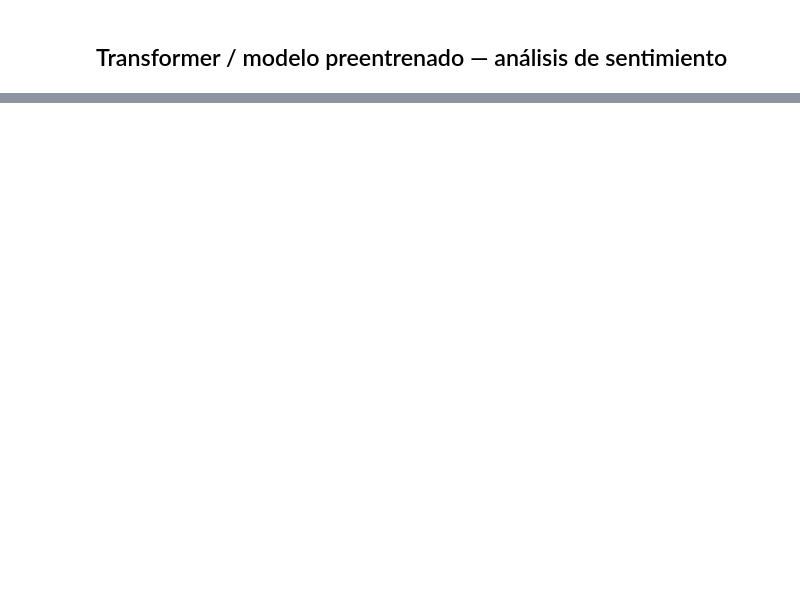
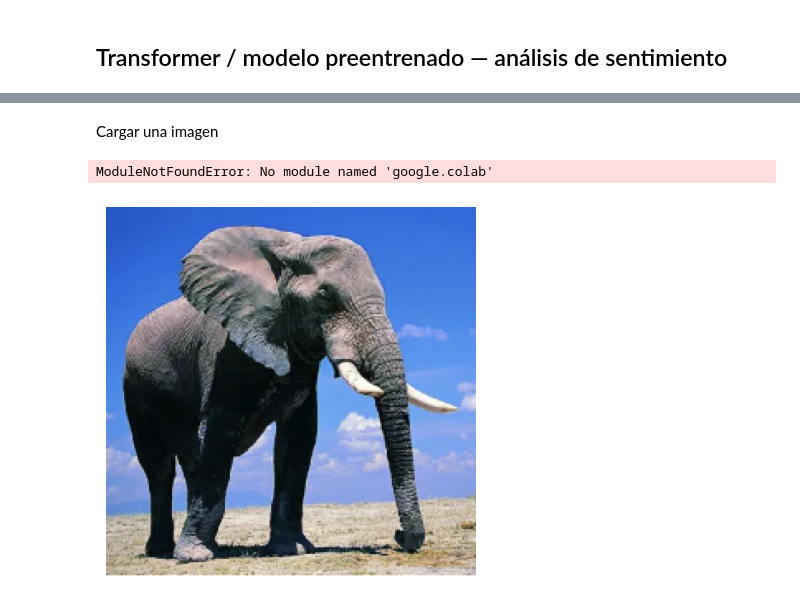
Before and after one commit to yuri19762008/000_ANALISTA_DATOS, a Jupyter notebook: Bootcamp-main/Modulo8/Leccion2/Index_M8_AE2.ipynb, the cells around one changed output, grey strips where cells are left out. Cells and saved outputs as stored; diff of their text form; code cells hidden in the pictures; blank space fills up the shorter version.

```diff
--- a/Bootcamp-main/Modulo8/Leccion2/Index_M8_AE2.ipynb
+++ b/Bootcamp-main/Modulo8/Leccion2/Index_M8_AE2.ipynb
@@ -234,0 +698,4 @@ Resultado: {'label': 'POSITIVE', 'score': 0.6987242698669434}
+# %%
+model = ResNet50(weights="imagenet")
+
+print("Modelo cargado")
@@ -234,0 +706,25 @@ Resultado: {'label': 'POSITIVE', 'score': 0.6987242698669434}
+# %% [markdown]
+Cargar una imagen
+# %%
+from google.colab import files
+uploaded = files.upload()
+# %% [output]
+ModuleNotFoundError: No module named 'google.colab'
+# %%
+# cargar imagen subida
+img = image.load_img("Elefante.jpg", target_size=(224, 224))
+img_array = image.img_to_array(img)
+
+# mostrar imagen
+plt.imshow(img)
+plt.axis("off")
+plt.show()
+
+# preparar imagen
+img_array = np.expand_dims(img_array, axis=0)
+img_array = preprocess_input(img_array)
+
+# predecir
+preds = model.predict(img_array)
+# %% [output]
+[figure, added]
```
Also changed, not shown: parts of 67 cells of this notebook, 13 other files.
